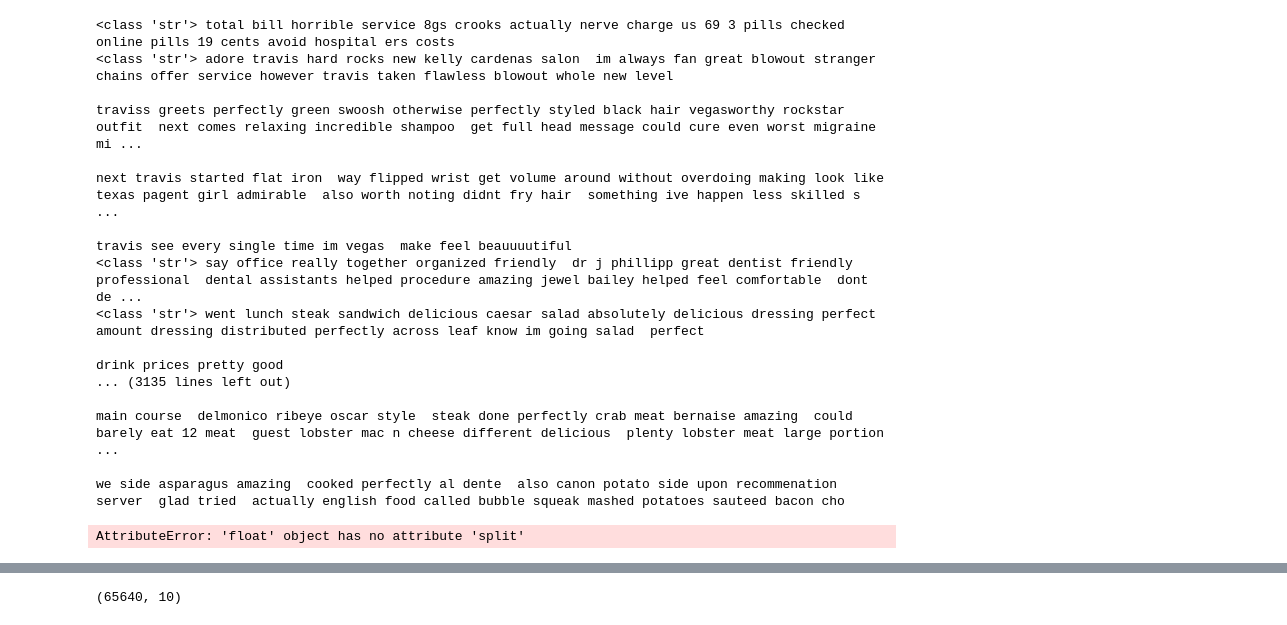
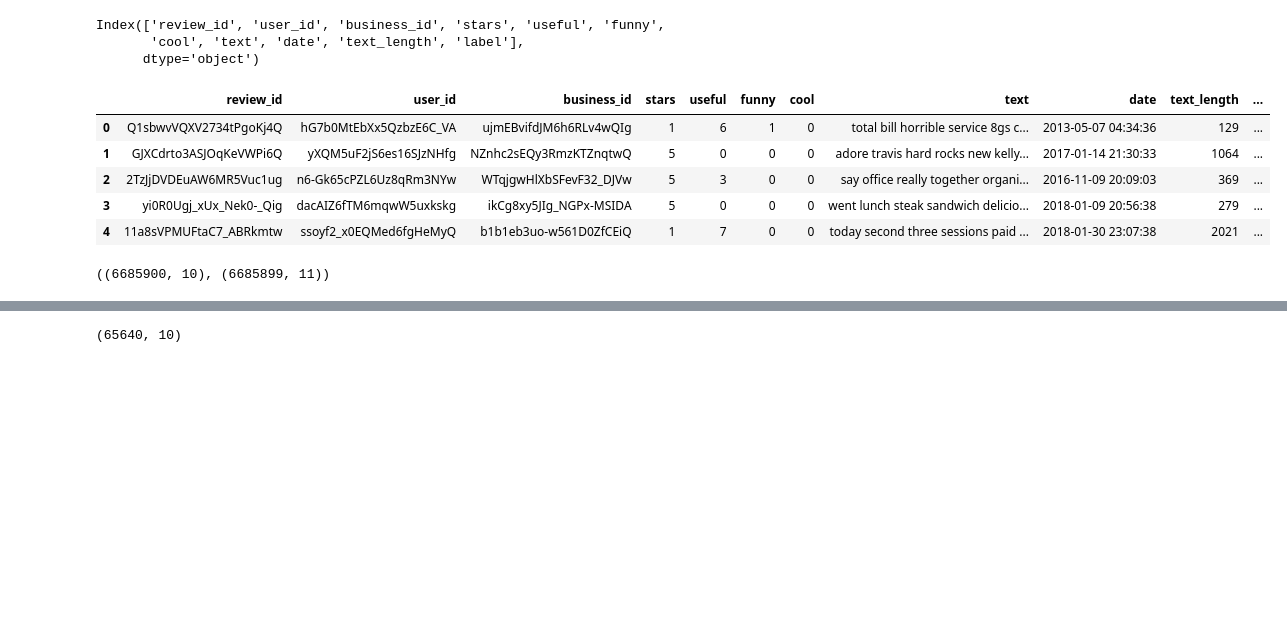
Before and after one commit to bhparijat/Yelp-reviews-PyTorch-and-Pyspark, a Jupyter notebook: Sentiment Analysis using pytorch-cleaning.ipynb, the cells around one changed output, grey strips where cells are left out. Cells and saved outputs as stored; diff of their text form; code cells hidden in the pictures; blank space fills up the shorter version.

Commit message:
big refactoring and fixed cleaning issues

```diff
--- a/Sentiment Analysis using pytorch.ipynb
+++ b/Sentiment Analysis using pytorch-cleaning.ipynb
@@ -42,8 +26,9 @@ def clean_data(reviews):
         s = [ch for ch in s if ch not in string.punctuation]
 
 
+        s = "".join(s)
 
-        s = [c for c in s if c.isalnum()]
+        s = [c for c in s if c == " " or c.isalnum()]
 
         s = "".join(s)
 
@@ -94,0 +80,4 @@ Wall time: 1.19 ms
+# %%
+%%time
+reviews_cleaned = reviews.copy()
+reviews_cleaned = clean_data(reviews_cleaned)
@@ -95,2 +87,5 @@ Wall time: 1.19 ms
+# %%
+filter_null_row_cond = reviews_cleaned.text == "null"
+reviews_cleaned = reviews_cleaned[~filter_null_row_cond]
 # %%
 reviews['text_length'] = reviews.text.apply(lambda x:len(x))
@@ -391,23 +92,19 @@ def build_context_center(x,pairs_map,window = 2):
-# %%
-%%time
-sla = SentimentAnalysis()
-reviews['tokenized'] = reviews.text.apply(lambda x: tokenize_vocab(sla.map_word,sla.map_index,x))
-# %% [output]
-<class 'str'> total bill horrible service 8gs crooks actually nerve charge us 69 3 pills checked online pills 19 cents avoid hospital ers costs
-<class 'str'> adore travis hard rocks new kelly cardenas salon  im always fan great blowout stranger chains offer service however travis taken flawless blowout whole new level
-
-traviss greets perfectly green swoosh otherwise perfectly styled black hair vegasworthy rockstar outfit  next comes relaxing incredible shampoo  get full head message could cure even worst migraine mi ...
-
-next travis started flat iron  way flipped wrist get volume around without overdoing making look like texas pagent girl admirable  also worth noting didnt fry hair  something ive happen less skilled s ...
-
-travis see every single time im vegas  make feel beauuuutiful
-<class 'str'> say office really together organized friendly  dr j phillipp great dentist friendly professional  dental assistants helped procedure amazing jewel bailey helped feel comfortable  dont de ...
-<class 'str'> went lunch steak sandwich delicious caesar salad absolutely delicious dressing perfect amount dressing distributed perfectly across leaf know im going salad  perfect
-
-drink prices pretty good
-... (3135 lines left out)
-
-main course  delmonico ribeye oscar style  steak done perfectly crab meat bernaise amazing  could barely eat 12 meat  guest lobster mac n cheese different delicious  plenty lobster meat large portion  ...
-
-we side asparagus amazing  cooked perfectly al dente  also canon potato side upon recommenation server  glad tried  actually english food called bubble squeak mashed potatoes sauteed bacon cho
-AttributeError: 'float' object has no attribute 'split'
+# %%
+reviews_cleaned.columns
+# %% [output]
+Index(['review_id', 'user_id', 'business_id', 'stars', 'useful', 'funny',
+       'cool', 'text', 'date', 'text_length', 'label'],
+      dtype='object')
+# %%
+reviews_cleaned.head()
+# %% [output]
+|  | review_id | user_id | business_id | stars | useful | funny | cool | text | date | text_length | ... |
+| 0 | Q1sbwvVQXV2734tPgoKj4Q | hG7b0MtEbXx5QzbzE6C_VA | ujmEBvifdJM6h6RLv4wQIg | 1 | 6 | 1 | 0 | total bill horrible service 8gs c... | 2013-05-07 04:34:36 | 129 | ... |
+| 1 | GJXCdrto3ASJOqKeVWPi6Q | yXQM5uF2jS6es16SJzNHfg | NZnhc2sEQy3RmzKTZnqtwQ | 5 | 0 | 0 | 0 | adore travis hard rocks new kelly... | 2017-01-14 21:30:33 | 1064 | ... |
+| 2 | 2TzJjDVDEuAW6MR5Vuc1ug | n6-Gk65cPZL6Uz8qRm3NYw | WTqjgwHlXbSFevF32_DJVw | 5 | 3 | 0 | 0 | say office really together organi... | 2016-11-09 20:09:03 | 369 | ... |
+| 3 | yi0R0Ugj_xUx_Nek0-_Qig | dacAIZ6fTM6mqwW5uxkskg | ikCg8xy5JIg_NGPx-MSIDA | 5 | 0 | 0 | 0 | went lunch steak sandwich delicio... | 2018-01-09 20:56:38 | 279 | ... |
+| 4 | 11a8sVPMUFtaC7_ABRkmtw | ssoyf2_x0EQMed6fgHeMyQ | b1b1eb3uo-w561D0ZfCEiQ | 1 | 7 | 0 | 0 | today second three sessions paid ... | 2018-01-30 23:07:38 | 2021 | ... |
+# %%
+reviews.shape,reviews_cleaned.shape
+# %% [output]
+((6685900, 10), (6685899, 11))
```
Also changed, not shown: parts of 56 cells of this notebook, 1 other file.
